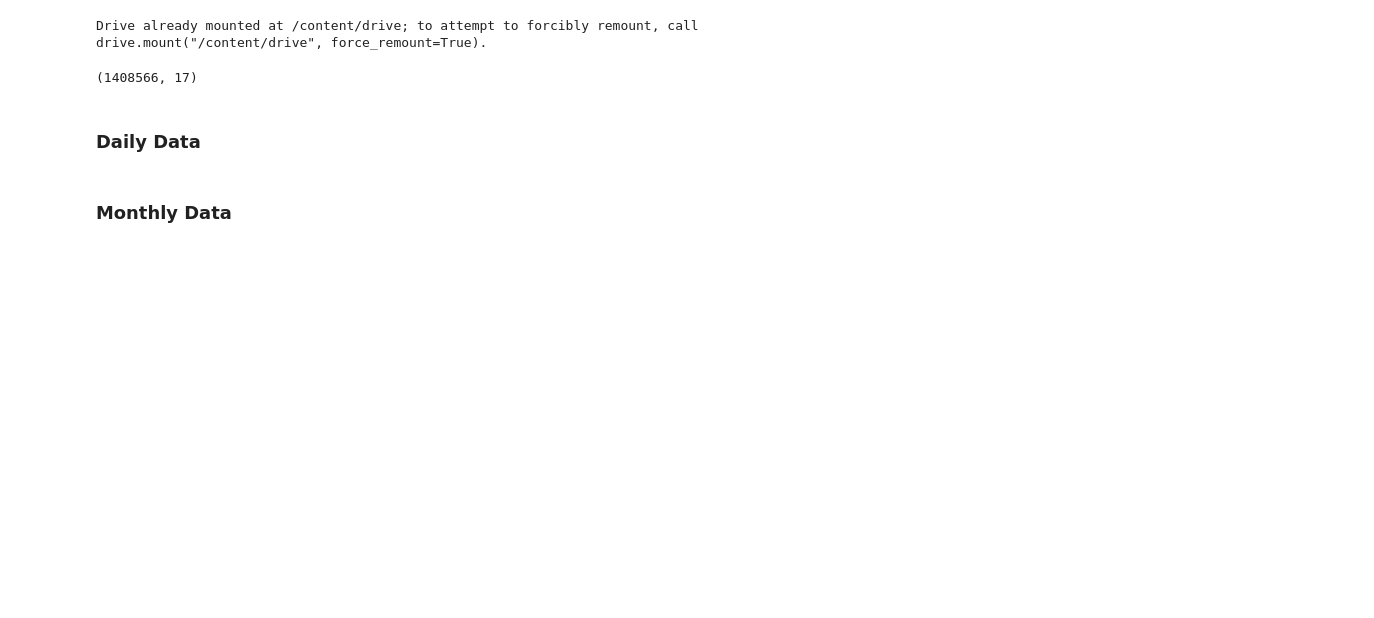
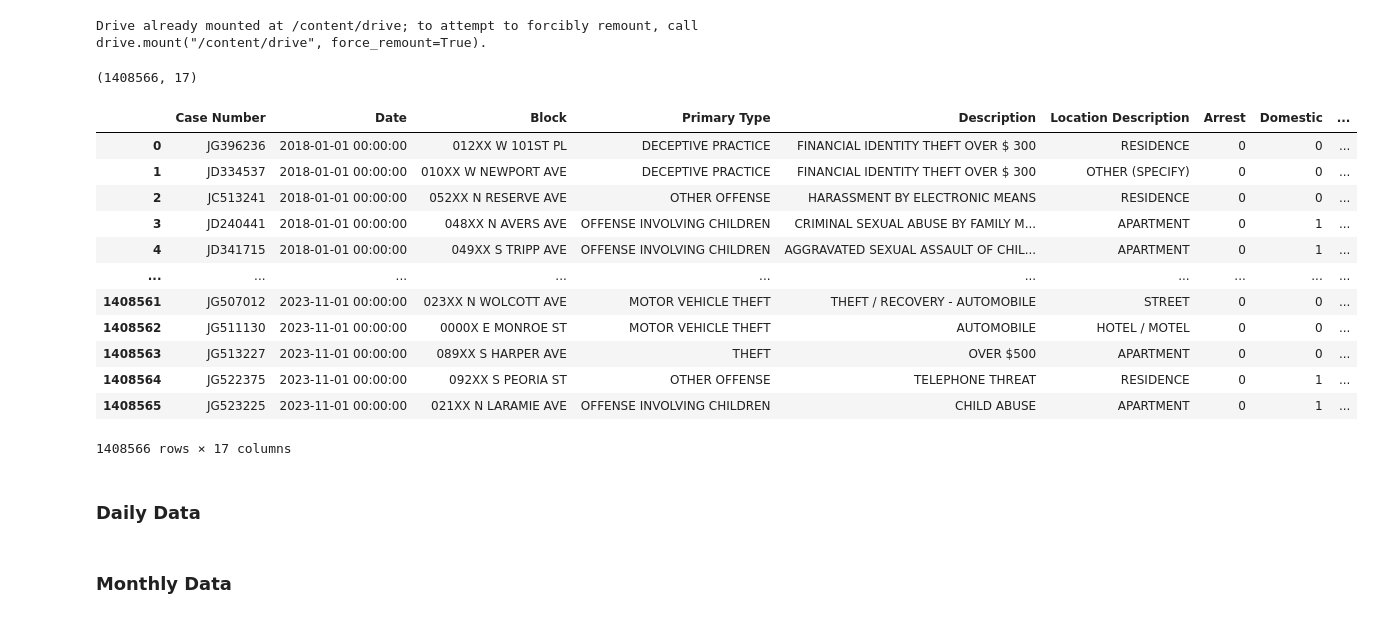
Before and after one commit to KrishShah12/Chicago-Crime-Analysis, a Jupyter notebook: NumCrimes_TimeSeriesForecasts.ipynb, the cells around one changed output. Cells and saved outputs as stored; diff of their text form; code cells hidden in the pictures; blank space fills up the shorter version.

```diff
--- a/NumCrimes_TimeSeriesForecasts.ipynb
+++ b/NumCrimes_TimeSeriesForecasts.ipynb
@@ -46,6 +43,22 @@ crimes = pd.read_csv('/content/drive/MyDrive/Colab Notebooks/Crimes_Jan2018_Nov2
 crimes.shape
 # %% [output]
 (1408566, 17)
+# %%
+crimes
+# %% [output]
+|  | Case Number | Date | Block | Primary Type | Description | Location Description | Arrest | Domestic | ... |
+| 0 | JG396236 | 2018-01-01 00:00:00 | 012XX W 101ST PL | DECEPTIVE PRACTICE | FINANCIAL IDENTITY THEFT OVER $ 300 | RESIDENCE | 0 | 0 | ... |
+| 1 | JD334537 | 2018-01-01 00:00:00 | 010XX W NEWPORT AVE | DECEPTIVE PRACTICE | FINANCIAL IDENTITY THEFT OVER $ 300 | OTHER (SPECIFY) | 0 | 0 | ... |
+| 2 | JC513241 | 2018-01-01 00:00:00 | 052XX N RESERVE AVE | OTHER OFFENSE | HARASSMENT BY ELECTRONIC MEANS | RESIDENCE | 0 | 0 | ... |
+| 3 | JD240441 | 2018-01-01 00:00:00 | 048XX N AVERS AVE | OFFENSE INVOLVING CHILDREN | CRIMINAL SEXUAL ABUSE BY FAMILY M... | APARTMENT | 0 | 1 | ... |
+| 4 | JD341715 | 2018-01-01 00:00:00 | 049XX S TRIPP AVE | OFFENSE INVOLVING CHILDREN | AGGRAVATED SEXUAL ASSAULT OF CHIL... | APARTMENT | 0 | 1 | ... |
+| ... | ... | ... | ... | ... | ... | ... | ... | ... | ... |
+| 1408561 | JG507012 | 2023-11-01 00:00:00 | 023XX N WOLCOTT AVE | MOTOR VEHICLE THEFT | THEFT / RECOVERY - AUTOMOBILE | STREET | 0 | 0 | ... |
+| 1408562 | JG511130 | 2023-11-01 00:00:00 | 0000X E MONROE ST | MOTOR VEHICLE THEFT | AUTOMOBILE | HOTEL / MOTEL | 0 | 0 | ... |
+| 1408563 | JG513227 | 2023-11-01 00:00:00 | 089XX S HARPER AVE | THEFT | OVER $500 | APARTMENT | 0 | 0 | ... |
+| 1408564 | JG522375 | 2023-11-01 00:00:00 | 092XX S PEORIA ST | OTHER OFFENSE | TELEPHONE THREAT | RESIDENCE | 0 | 1 | ... |
+| 1408565 | JG523225 | 2023-11-01 00:00:00 | 021XX N LARAMIE AVE | OFFENSE INVOLVING CHILDREN | CHILD ABUSE | APARTMENT | 0 | 1 | ... |
+1408566 rows × 17 columns
 # %% [markdown]
 ### **Daily Data**
 # %%
```
Also changed, not shown: parts of 8 cells of this notebook.
